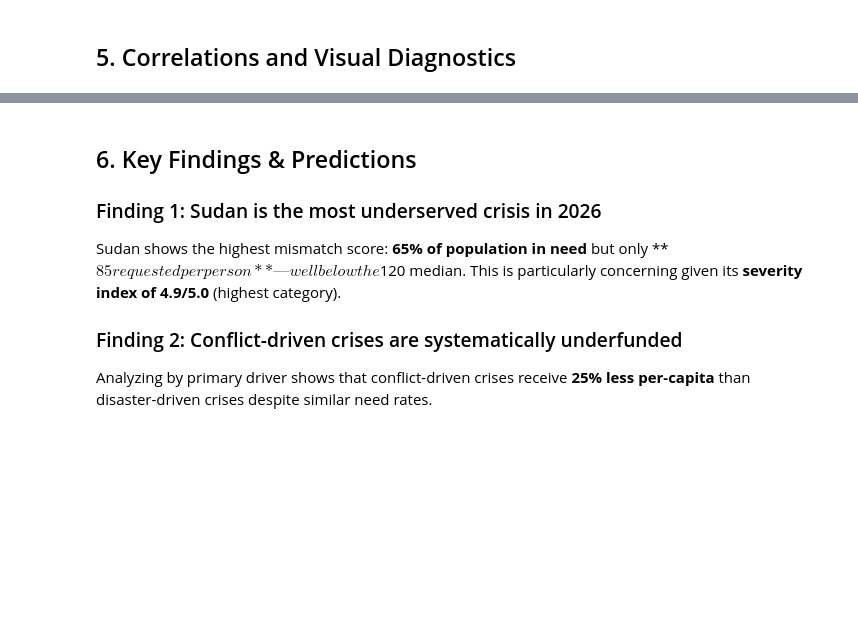
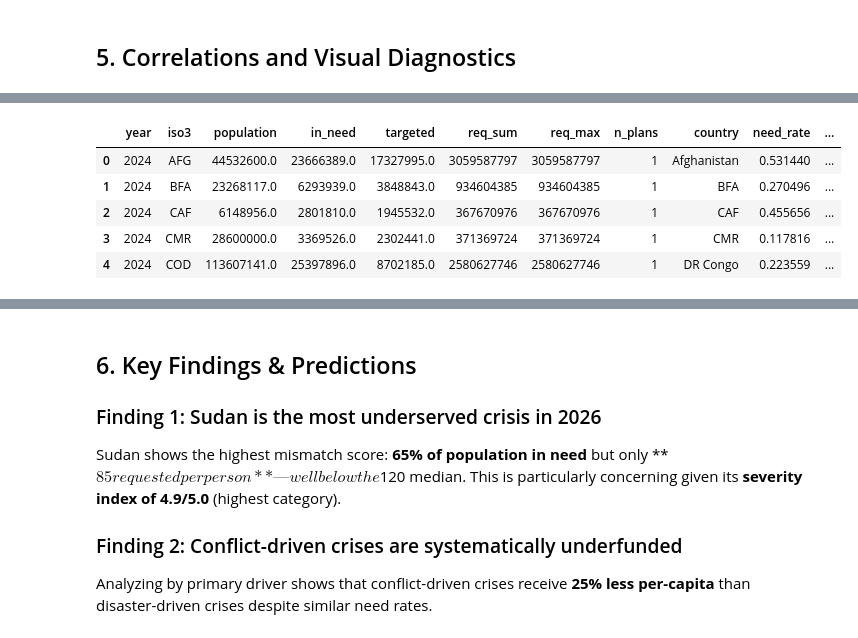
Before and after one commit to USER-397X/OCHA, a Jupyter notebook: ocha_eda.ipynb, the cells around one changed output, grey strips where cells are left out. Saved outputs shown, nothing was run; the diff lists cells and outputs as text; code cells hidden in the pictures; blank space fills up the shorter version.

```diff
--- a/ocha_eda.ipynb
+++ b/ocha_eda.ipynb
@@ -1491,3 +1561,83 @@ low_funds[display_cols].head(15).style.format({
 # %% [markdown]
 
 ## 5. Correlations and Visual Diagnostics
+# %%
+#Create core_enriched
+# Enrich `core` with INFORM severity + crisis context + temporal features.
+# This is the dataset used from here on: `core_enriched`.
+
+# --- 1. INFORM severity join, with 2025 fallback for 2026 ---
+# INFORM master goes 2020–2025. For 2026 rows we proxy with each country's 2025 values
+# (see the note under section 2 about using the most recent available INFORM release).
+inform_join = inform_master[[
+    "iso3", "year", "severity_index", "severity_category", "trend",
+    "region", "crisis_type", "drivers", "primary_driver",
+    "complexity", "operating_env",
+]].copy()
+inform_join["year"] = pd.to_numeric(inform_join["year"], errors="coerce").astype("Int64")
+
+# Build a 2026 shadow from 2025 so the merge finds rows for the current planning year
+inform_2025 = inform_join[inform_join["year"] == 2025].copy()
+inform_2026_proxy = inform_2025.assign(year=2026)
+inform_join_ext = pd.concat([inform_join, inform_2026_proxy], ignore_index=True)
+
+# A country can appear multiple times per year in INFORM (multiple crisis types).
+# Collapse to one row per (iso3, year): keep the max severity, concatenate crisis types,
+# and take the modal categorical values for the rest.
+def _mode_or_first(s):
+    s = s.dropna()
+    if s.empty:
+        return np.nan
+    m = s.mode()
+    return m.iloc[0] if not m.empty else s.iloc[0]
+
+inform_collapsed = (
+    inform_join_ext
+    .groupby(["iso3", "year"], as_index=False)
+    .agg(
+        severity_index=("severity_index", "max"),
+        severity_category=("severity_category", _mode_or_first),
+        trend=("trend", _mode_or_first),
+        region=("region", _mode_or_first),
+        crisis_type=("crisis_type", lambda s: "|".join(sorted(set(str(x) for x in s.dropna())))),
+        drivers=("drivers", _mode_or_first),
+        primary_driver=("primary_driver", _mode_or_first),
+        complexity=("complexity", "max"),
+        operating_env=("operating_env", "max"),
+    )
+)
+
+core_enriched = core.merge(inform_collapsed, on=["iso3", "year"], how="left")
+
+# --- 2. True severity-weighted mismatch (not the percentile proxy from cell 19) ---
+# Rescale INFORM severity (0–5) to a 0–1 weight on the "need" side of the mismatch,
+# then keep the same construction as before: severity-weighted need minus resources.
+sev_norm = (core_enriched["severity_index"] / 5.0).clip(lower=0, upper=1)
+# When INFORM severity is missing, fall back to the percentile severity proxy
+# so we don't silently drop country-years from downstream plots.
+sev_filled = sev_norm.fillna(core_enriched["severity_proxy_pct"])
+
+core_enriched["mismatch_severity"] = sev_filled - core_enriched["usd_per_in_need_pct"]
+
+# --- 3. Temporal feature: years since the country first had an HRP ---
+# Uses the full HRP table (all years, not just 2024–2026) so we catch long-running plans.
+hrp_first = (
+    hrp.query("n_locations == 1")
+       .assign(iso3=lambda d: d["loc_list"].str[0],
+               start_year=lambda d: d["startDate"].dt.year)
+       .dropna(subset=["iso3", "start_year"])
+       .groupby("iso3", as_index=False)["start_year"].min()
+       .rename(columns={"start_year": "first_hrp_year"})
+)
+core_enriched = core_enriched.merge(hrp_first, on="iso3", how="left")
+core_enriched["years_since_first_response"] = core_enriched["year"] - core_enriched["first_hrp_year"]
+
+# Sanity check
+print(f"core_enriched: {len(core_enriched)} country-years, "
+      f"{core_enriched['iso3'].nunique()} countries, "
+      f"years {sorted(core_enriched['year'].unique())}")
+print(f"  severity_index present:             {core_enriched['severity_index'].notna().sum()}")
+print(f"  mismatch_severity present:          {core_enriched['mismatch_severity'].notna().sum()}")
+print(f"  years_since_first_response present: {core_enriched['years_since_first_response'].notna().sum()}")
+core_enriched.head()
+# %% [output]
@@ -1493,0 +1648,6 @@ low_funds[display_cols].head(15).style.format({
+|  | year | iso3 | population | in_need | targeted | req_sum | req_max | n_plans | country | need_rate | ... |
+| 0 | 2024 | AFG | 44532600.0 | 23666389.0 | 17327995.0 | 3059587797 | 3059587797 | 1 | Afghanistan | 0.531440 | ... |
+| 1 | 2024 | BFA | 23268117.0 | 6293939.0 | 3848843.0 | 934604385 | 934604385 | 1 | BFA | 0.270496 | ... |
+| 2 | 2024 | CAF | 6148956.0 | 2801810.0 | 1945532.0 | 367670976 | 367670976 | 1 | CAF | 0.455656 | ... |
+| 3 | 2024 | CMR | 28600000.0 | 3369526.0 | 2302441.0 | 371369724 | 371369724 | 1 | CMR | 0.117816 | ... |
+| 4 | 2024 | COD | 113607141.0 | 25397896.0 | 8702185.0 | 2580627746 | 2580627746 | 1 | DR Congo | 0.223559 | ... |
```
Also changed, not shown: parts of 33 cells of this notebook, 1 other file.
